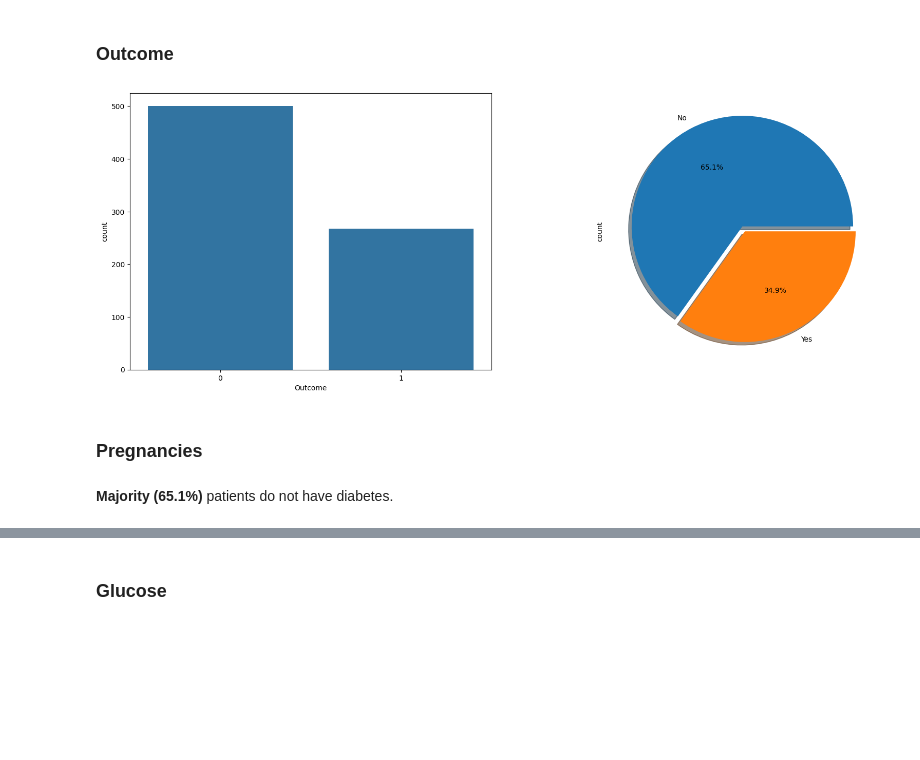
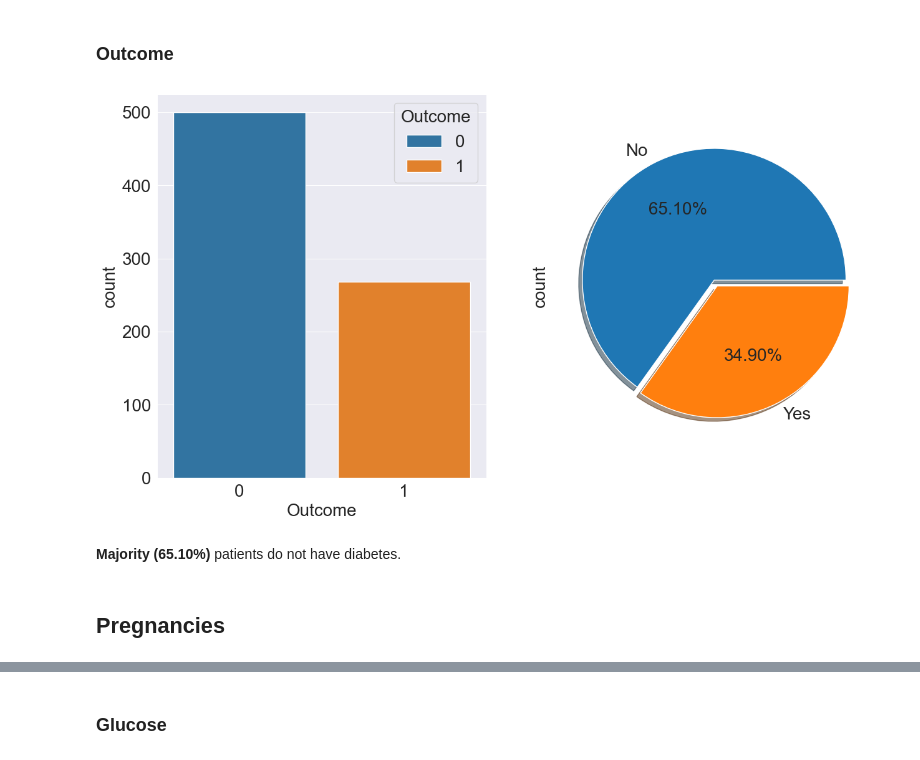
Before and after one commit to Singhal-Coder/BRL_ML_Tasks, a Jupyter notebook: EDA/EDA on Diabetes Patient.ipynb, the cells around one changed output, grey strips where cells are left out. Saved outputs shown, nothing was run; the diff lists cells and outputs as text; code cells hidden in the pictures; blank space fills up the shorter version.

```diff
--- a/EDA/EDA on Diabetes Patient.ipynb
+++ b/EDA/EDA on Diabetes Patient.ipynb
@@ -76,16 +80,20 @@ print(df.sample(10))
+# %%
+rcParams['font.size'] = 20
+rcParams['figure.figsize'] = (15,8)
+sns.set_style("darkgrid")
 # %% [markdown]
 ##  Univariate Analysis
 # %% [markdown]
 ### Outcome
 # %%
-fig, ax = plt.subplots(1, 2, figsize=(20,7))
-sns.countplot(data=df, x="Outcome", ax=ax[0])
-df["Outcome"].value_counts().plot.pie(explode=[0.05,0], autopct="%1.1f%%", labels=["No", "Yes"], shadow=True, ax=ax[1])
+fig, ax = plt.subplots(1, 2)
+sns.countplot(data=df, x="Outcome", ax=ax[0], hue="Outcome")
+df["Outcome"].value_counts().plot.pie(explode=[0.05,0], autopct="%1.2f%%", labels=["No", "Yes"], shadow=True, ax=ax[1])
 plt.show()
 # %% [output]
-[figure, old version]
+[figure, new version]
-# %% [markdown]
-### Pregnancies
 # %% [markdown]
-**Majority (65.1%)** patients do not have diabetes.
+**Majority (65.10%)** patients do not have diabetes.
+# %% [markdown]
+## Pregnancies
 # %%
```
Also changed, not shown: parts of 73 cells of this notebook.
